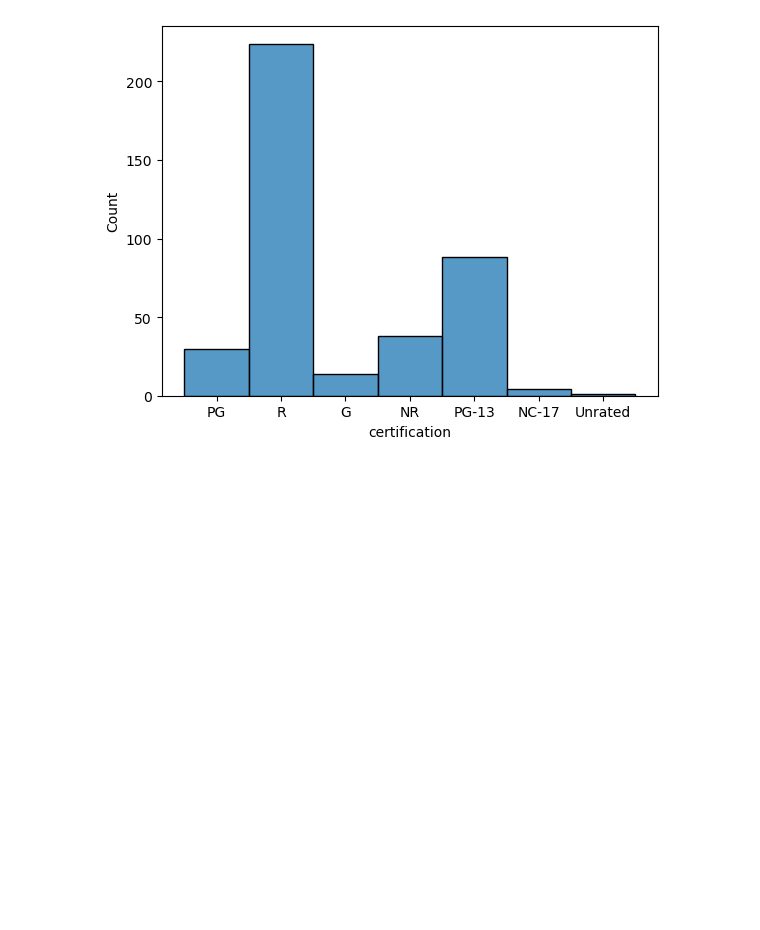
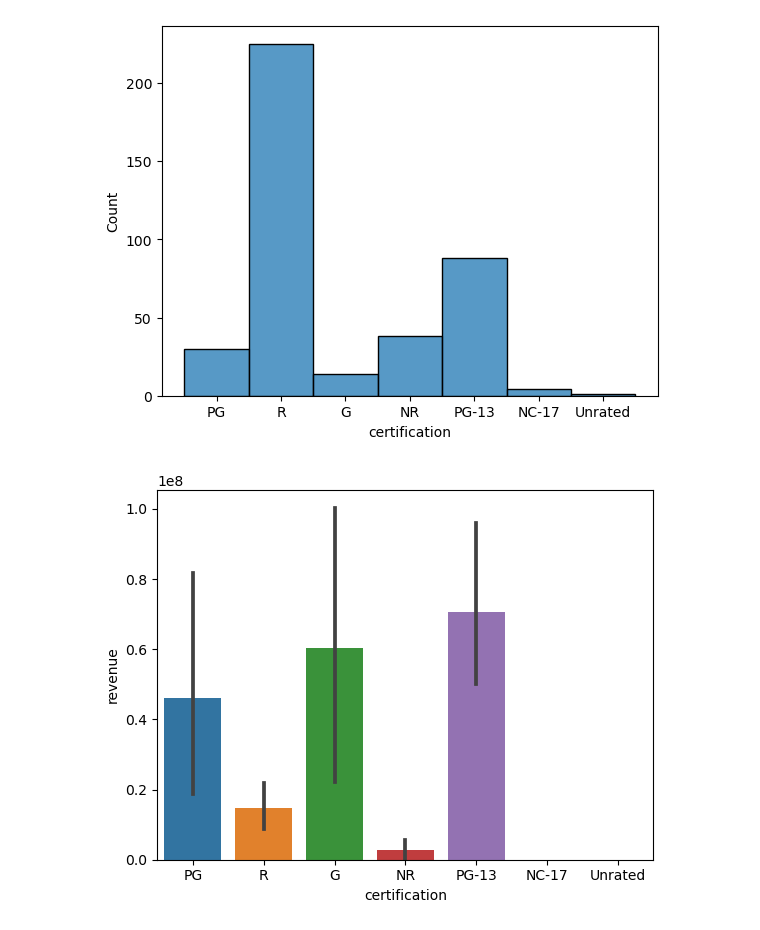
Before and after one commit to wrodemoyer/Movies-IMDB, a Jupyter notebook: Movies - IMDB.ipynb, the cells around one changed output. Drawn from its saved outputs; the diff is of its cells as text; code cells hidden in the pictures; blank space fills up the shorter version.

```diff
--- a/Movies - IMDB.ipynb
+++ b/Movies - IMDB.ipynb
@@ -445,3 +457,7 @@ ax = sns.histplot(data= df1,x= 'revenue');
 ax = sns.histplot(data= df1,x= 'certification');
 # %% [output]
 [figure]
+# %%
+sns.barplot(data=df1, x= 'certification', y= 'revenue');
+# %% [output]
+[figure, added]
```
Also changed, not shown: parts of 18 cells of this notebook, 7 other files.
